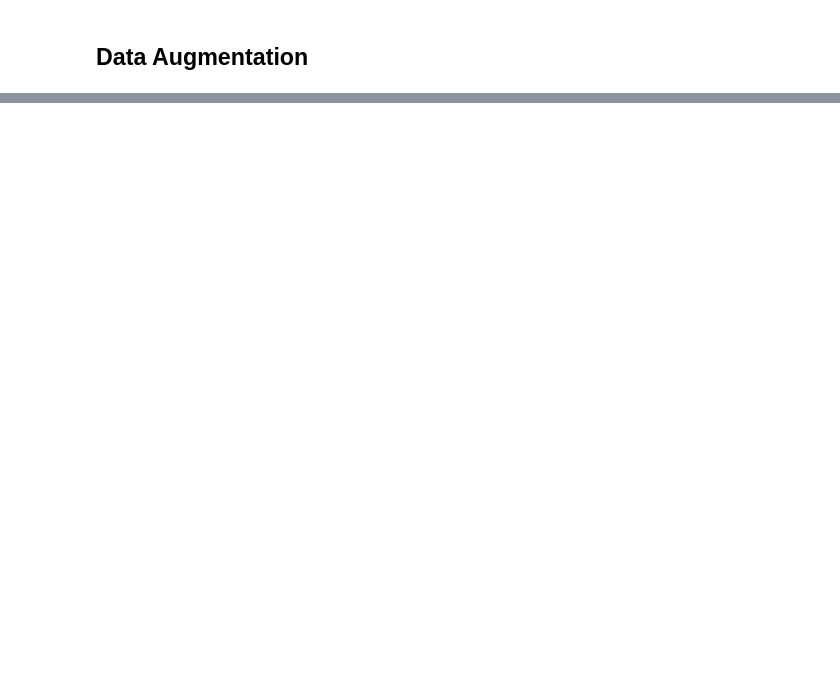
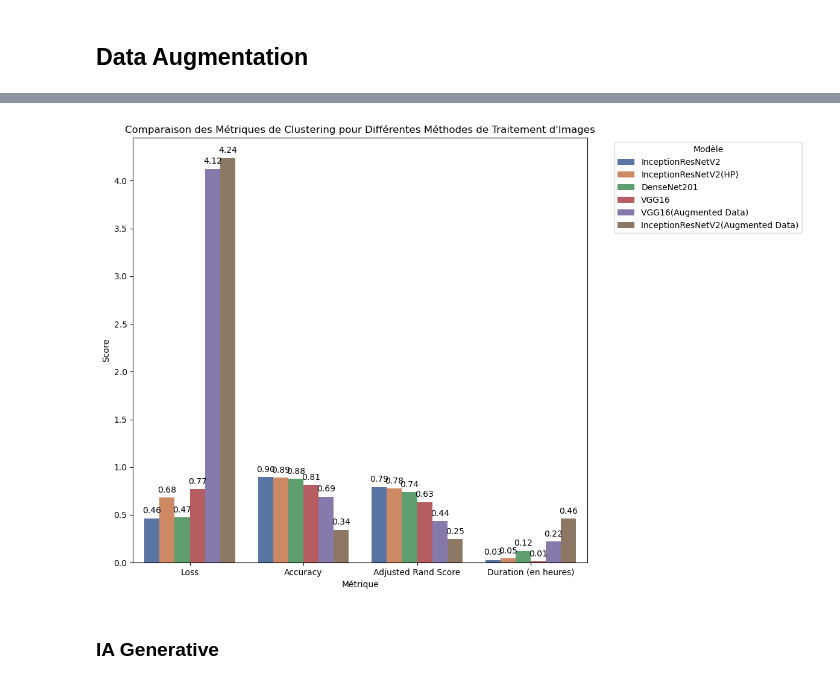
Before and after one commit to Stely-data/OC-Projet-6, a Jupyter notebook: Deveau_Estelle_5_notebook_img_classification_042024.ipynb, the cells around one changed output, grey strips where cells are left out. Drawn from its saved outputs; the diff is of its cells as text; code cells hidden in the pictures; blank space fills up the shorter version.

```diff
--- a/Deveau_Estelle_5_notebook_img_classification_042024.ipynb
+++ b/Deveau_Estelle_5_notebook_img_classification_042024.ipynb
@@ -374,0 +423,4 @@ plot_model_performance(data_metrics)
+# %%
+add_results('InceptionResNetV2(Augmented Data)', loss_augmented_data, accuracy_augmented_data,
+            ari_score_augmented_data, duration_augmented_data)
+data_metrics = pd.DataFrame(data_results)
@@ -374,0 +447,6 @@ plot_model_performance(data_metrics)
+# %%
+plot_model_performance(data_metrics)
+# %% [output]
+[figure, added]
+# %% [markdown]
+### IA Generative
```
Also changed, not shown: parts of 17 cells of this notebook, 1 other file.
